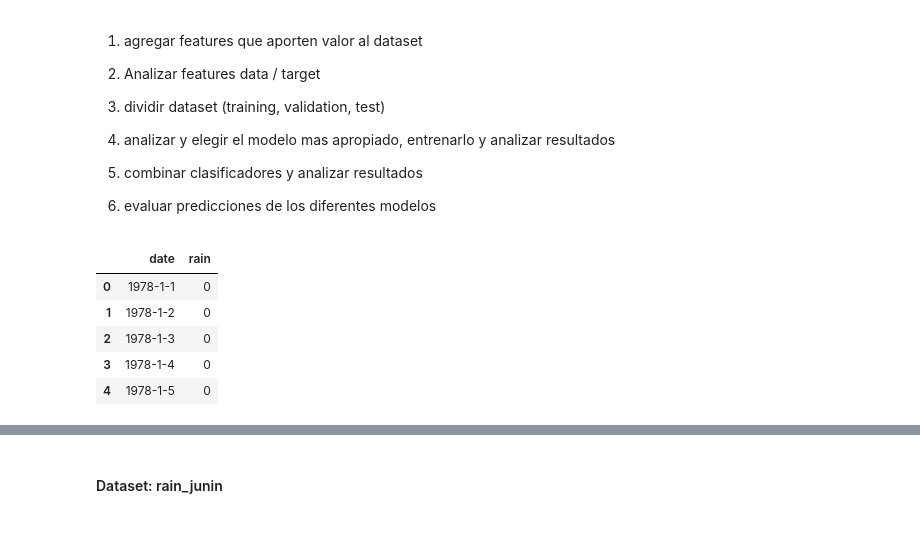
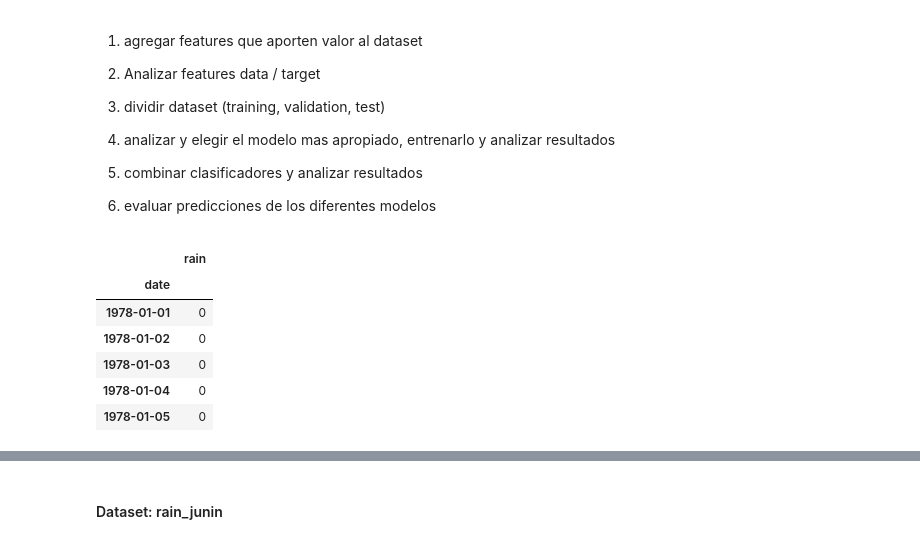
Before and after one commit to jmvd07/cuandoLlueve, a Jupyter notebook: Introducción al aprendizaje supervisado/Cuando Llueve.ipynb, the cells around one changed output, grey strips where cells are left out. Drawn from its saved outputs; the diff is of its cells as text; code cells hidden in the pictures.

```diff
--- a/Introducción al aprendizaje supervisado/Cuando Llueve.ipynb
+++ b/Introducción al aprendizaje supervisado/Cuando Llueve.ipynb
@@ -35,12 +37,13 @@ from sklearn.metrics import accuracy_score
 
 6) evaluar predicciones de los diferentes modelos
 # %%
-rain_teodelina = pd.read_csv("rain_teodelina.csv")
-rain_teodelina.head()
+rain_t = pd.read_csv("rain_teodelina.csv", parse_dates = ["date"], index_col=[0])
+rain_t.head()
 # %% [output]
-|  | date | rain |
-| 0 | 1978-1-1 | 0 |
-| 1 | 1978-1-2 | 0 |
-| 2 | 1978-1-3 | 0 |
-| 3 | 1978-1-4 | 0 |
-| 4 | 1978-1-5 | 0 |
+|  | rain |
+| date |  |
+| 1978-01-01 | 0 |
+| 1978-01-02 | 0 |
+| 1978-01-03 | 0 |
+| 1978-01-04 | 0 |
+| 1978-01-05 | 0 |
```
Also changed, not shown: parts of 22 cells of this notebook.
